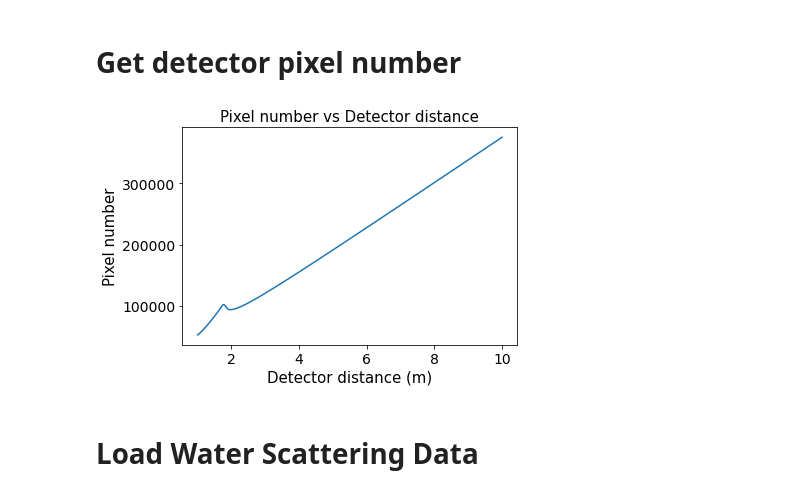
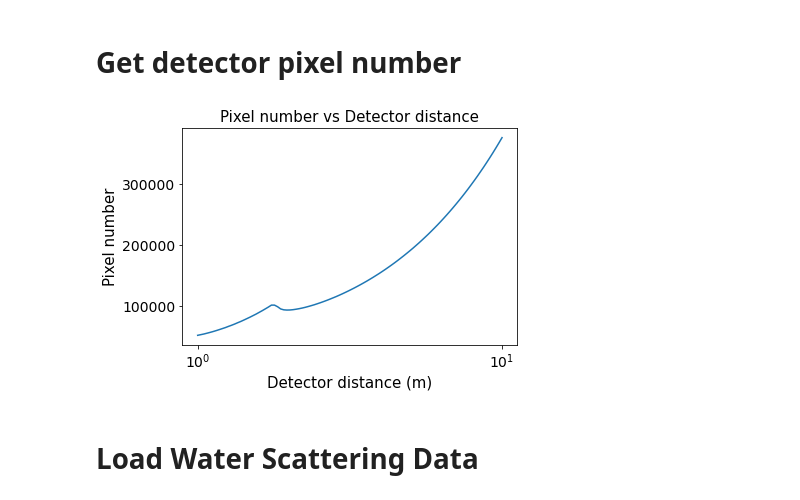
Before and after one commit to haoyuanli93/SpeckleContrastEstimation, a Jupyter notebook: Demo/Get Water Intensity and Contrast Estimation (high Q) (0.1A).ipynb, the cells around one changed output. Drawn from its saved outputs; the diff is of its cells as text; code cells hidden in the pictures.

```diff
--- a/Demo/Get Water Intensity and Contrast Estimation (high Q) (0.1A).ipynb
+++ b/Demo/Get Water Intensity and Contrast Estimation (high Q) (0.1A).ipynb
@@ -100,13 +100,13 @@ for i,l in enumerate(distance_list):
                                                   Q_min = expParams['Q'] * 0.97,
                                                   Q_max = expParams['Q'] * 1.03)
 # %%
-plt.plot(distance_list, pixel_num_holder)
+plt.semilogx(distance_list, pixel_num_holder)
 plt.xlabel("Detector distance (m)", fontsize=15)
 plt.ylabel("Pixel number", fontsize=15)
 plt.title("Pixel number vs Detector distance", fontsize=15)
 plt.show()
 # %% [output]
-[figure, old version]
+[figure, new version]
 # %% [markdown]
 # Load Water Scattering Data
 # %%
```
Also changed, not shown: parts of 7 cells of this notebook.
